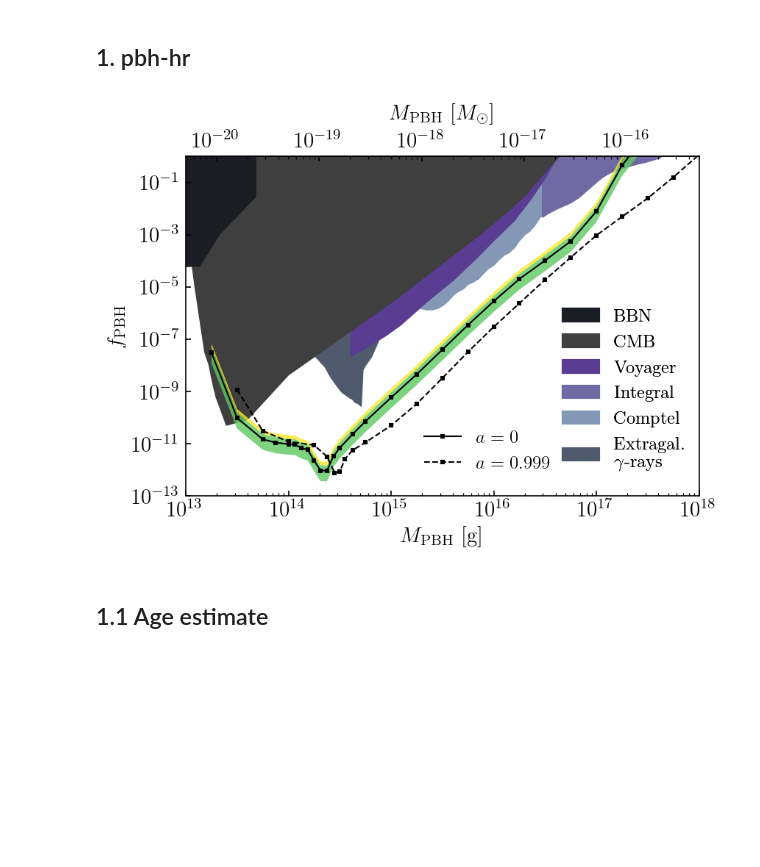
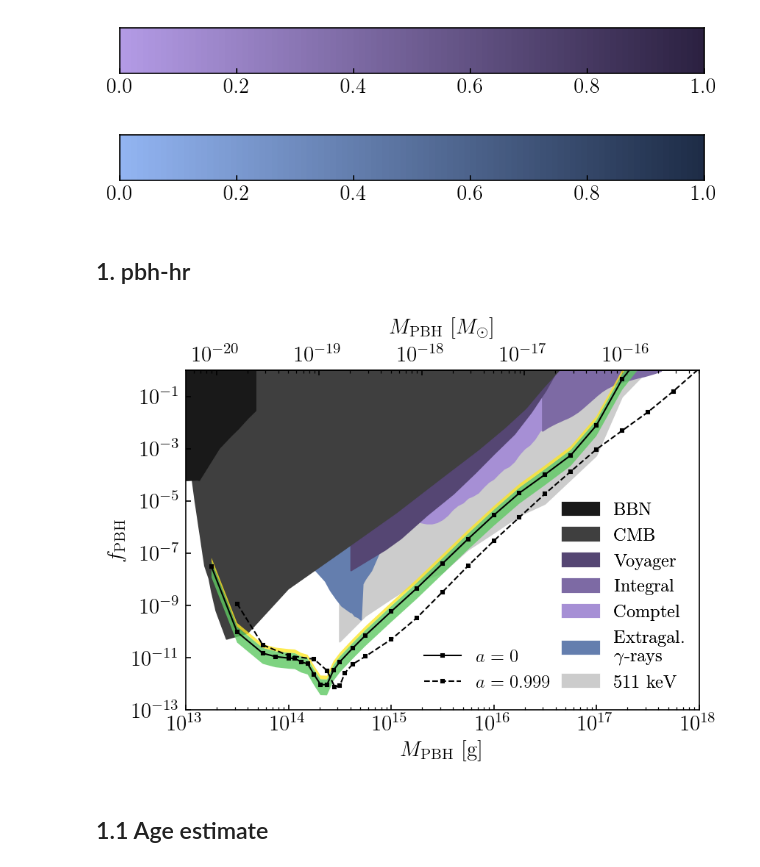
Before and after one commit to yitiansun/DM21cm, a Jupyter notebook: plotting/limits.ipynb, the cells around one changed output. Cells and saved outputs as stored; diff of their text form; code cells hidden in the pictures; blank space fills up the shorter version.

```diff
--- a/plotting/limits.ipynb
+++ b/plotting/limits.ipynb
@@ -31,8 +57,16 @@ def plot_limits(ax, channel, label=None, plot_sigma=True, **kwargs):
+# %%
+show_cbar(ccmap_p)
+# %% [output]
+[figure, added]
+# %%
+show_cbar(ccmap_b)
+# %% [output]
+[figure, added]
 # %% [markdown]
 ## 1. pbh-hr
 # %%
 plot_names = {
-    'limits' : ['Voyager', 'Comptel', 'INTEGRAL_NEW', 'CMB', 'EGGR', 'BBN'],
+    'limits' : ['Voyager', 'Comptel', 'INTEGRAL_NEW', 'CMB', 'EGGR', 'BBN', '511keV-DeLaTorreLuque2024'],
     'edges_limits' : ['EDGESevap-Mittal2021', 'EDGESevap-Clark2018', 'EDGESevap-Saha2021'],
     'forecasts' : ['amego'],
     'extras' : ['EGRB', 'LeoTevap', '511keV', 'INTEGRAL', 'SuperK'],
@@ -50,36 +84,16 @@ for plot_name in plot_names_all:
         m_g = m * (c.M_sun.to(u.g)).value # [g], [1]
     data[plot_name] = dict(m=m_g, f=f)
 # %%
-def ccmap(x):
-    purple = np.array(cms['Purples'](1.0))
-    #black = np.array([0, 0, 0, 1])
-    blue = np.array(cms['Blues'](1.0))
-    white = np.array([1, 1, 1, 1])
-    color1 = purple
-    color2 = blue * 0.5 + white * 0.5
-    color = color1 * x + color2 * (1 - x)
-    return tuple(color)
-
-def ccmap2(x):
-    purple = np.array(cms['binary'](1.0))
-    #black = np.array([0, 0, 0, 1])
-    blue = np.array(cms['Blues'](1.0))
-    white = np.array([1, 1, 1, 1])
-    color1 = purple
-    color2 = blue * 0.5 + white * 0.5
-    color = color1 * x + color2 * (1 - x)
-    return tuple(color)
-
 colors = {
     'CMBevap' :      cms['binary'](0.75),
-    'Voyager' :      ccmap(0.6),
-    'INTEGRAL_NEW' : ccmap(0.3),
-    'Comptel' :      ccmap(0.0),
+    'Voyager' :      ccmap_p(0.7),
+    'INTEGRAL_NEW' : ccmap_p(0.4),
+    'Comptel' :      ccmap_p(0.1),
     'amego' :        cms['Reds'](0.8),
     'CMB':           cms['binary'](0.75),
-    'EGGR':          ccmap2(0.4),
-    # 'GGR':           ccmap2(0.6),
-    'BBN':           ccmap2(0.8),
+    'EGGR':          ccmap_b(0.4),
+    'BBN':           cms['binary'](0.9),
+    '511keV-DeLaTorreLuque2024': cms['binary'](0.2),
 }
 linestyles = {
     'EDGESevap-Clark2018' : '--',
@@ -101,6 +115,7 @@ labels = {
     'EGGR': 'Extragal.\n' + r'$\gamma$-rays',
     'GGR': 'GGR',
     'BBN': 'BBN',
+    '511keV-DeLaTorreLuque2024': '511 keV',
 }
 zorders = {
     'CMBevap' : -1,
@@ -117,6 +132,7 @@ zorders = {
     'EGGR': -10,
     'GGR': 0,
     'BBN': 0,
+    '511keV-DeLaTorreLuque2024': -15,
 }
 # %%
 extras = False
@@ -138,37 +154,37 @@ if edges:
         ims.append(ax.plot(data[n]['m'], data[n]['f'], lw=1, linestyle=linestyles[n], label=labels[n], color=cms['binary'](0.7), zorder=zorders[n]))
 if forecast:
     for n in plot_names['forecasts']:
         ims.append(ax.plot(data[n]['m'], data[n]['f'], lw=1, label=labels[n], ls='--', color=colors[n], zorder=zorders[n]))
 if extras:
     for n in plot_names['extras']:
         ims.append(ax.plot(data[n]['m'], data[n]['f'], lw=1, label=n, zorder=10))
 
 ax.set(xscale='log', yscale='log')
 ax.set(xlabel=r'$M_\mathrm{PBH}$ [g]', ylabel=r'$f_\mathrm{PBH}$')
 ax.set(ylim=(1e-13, 1e0), xlim=(1e13, 1e18))
 
 handles, handle_labels = plt.gca().get_legend_handles_labels()
 if edges:
     order = [2, 0, 3, 1, 4, 5, 6, 7]
     ax.legend([handles[idx] for idx in order], [handle_labels[idx] for idx in order], loc='lower right', frameon=False, fontsize=10)
 else:
     i1_s = [0, 1]
-    i2_s = [7, 5, 2, 4, 3, 6]
+    i2_s = [7, 5, 2, 4, 3, 6, 8]
     hl1 = [handles[i] for i in i1_s], [handle_labels[i] for i in i1_s]
     hl2 = [handles[i] for i in i2_s], [handle_labels[i] for i in i2_s]
     # hl3 = [handles[i] for i in i3_s], [handle_labels[i] for i in i3_s]
-    ax.add_artist(ax.legend(*hl1, loc=(0.45, 0.05), frameon=False))
-    ax.add_artist(ax.legend(*hl2, loc=(0.72, 0.05), frameon=False))
+    ax.add_artist(ax.legend(*hl1, loc=(0.45, 0.035), frameon=False))
+    ax.add_artist(ax.legend(*hl2, loc=(0.72, 0.035), frameon=False))
     # ax.add_artist(ax.legend(*hl3, loc=(0.7, 0.1), frameon=False))
 
 grams_to_solmass = lambda x: (x * u.g).to(u.solMass).value
 solmass_to_grams = lambda x: (x * u.solMass).to(u.g).value
 ax2 = ax.secondary_xaxis(location='top', functions=(grams_to_solmass, solmass_to_grams))
 ax2.set_xlabel(r'$M_\mathrm{PBH}$ [$M_\odot$]', labelpad=8)
 
 fig.savefig('paper2/pbhhr-limits.pdf', bbox_inches='tight')
 # %% [output]
-[figure, old version]
+[figure, new version]
 # %% [markdown]
 ## 1.1 Age estimate
 # %%
```
Also changed, not shown: parts of 5 cells of this notebook, 28 other files.
